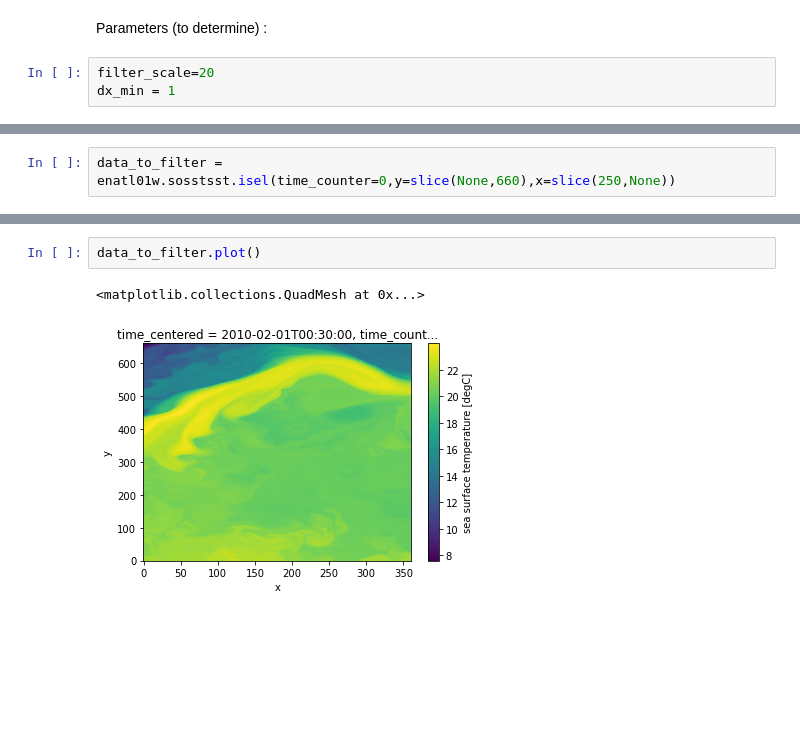
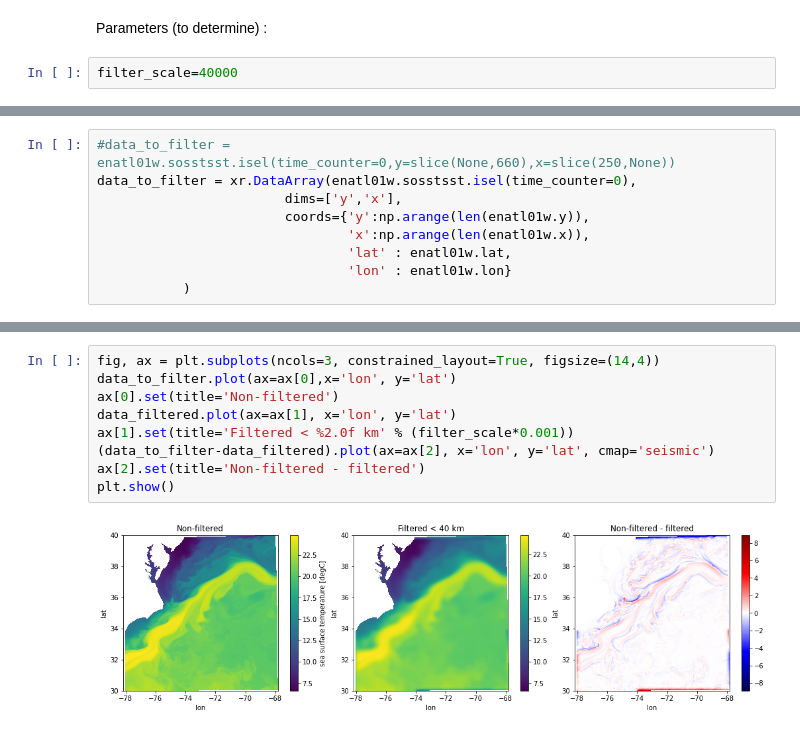
Before and after one commit to anastasiaGor/oceanDataNotebooks, a Jupyter notebook: gcm_filter/GCM_filter-eNATL60.ipynb, the cells around one changed output, grey strips where cells are left out. Drawn from its saved outputs; the diff is of its cells as text; blank space fills up the shorter version.

Commit message:
Filter updated to irrgular grid and land/wet mask

```diff
--- a/gcm_filter/GCM_filter-eNATL60.ipynb
+++ b/gcm_filter/GCM_filter-eNATL60.ipynb
@@ -101,8 +166,7 @@ array(1289.18071484)
 # %% [markdown]
 Parameters (to determine) :
 # %%
-filter_scale=20
-dx_min = 1
+filter_scale=40000
 # %%
 gaussian_filter = gcm_filters.Filter(
     filter_scale=filter_scale,
@@ -129,5 +197,12 @@ taper_filter.plot_shape()
 # %%
-data_to_filter = enatl01w.sosstsst.isel(time_counter=0,y=slice(None,660),x=slice(250,None))
+#data_to_filter = enatl01w.sosstsst.isel(time_counter=0,y=slice(None,660),x=slice(250,None))
+data_to_filter = xr.DataArray(enatl01w.sosstsst.isel(time_counter=0),
+                        dims=['y','x'],
+                        coords={'y':np.arange(len(enatl01w.y)),
+                                'x':np.arange(len(enatl01w.x)),
+                                'lat' : enatl01w.lat,
+                                'lon' : enatl01w.lon}
+           )
 # %%
 %time data_filtered = gaussian_filter.apply(data_to_filter, dims=['y', 'x'])
 # %% [output]
@@ -136,5 +211,11 @@ Wall time: 2.58 ms
 # %%
-data_to_filter.plot()
+fig, ax = plt.subplots(ncols=3, constrained_layout=True, figsize=(14,4))
+data_to_filter.plot(ax=ax[0],x='lon', y='lat')
+ax[0].set(title='Non-filtered')
+data_filtered.plot(ax=ax[1], x='lon', y='lat')
+ax[1].set(title='Filtered < %2.0f km' % (filter_scale*0.001))
+(data_to_filter-data_filtered).plot(ax=ax[2], x='lon', y='lat', cmap='seismic')
+ax[2].set(title='Non-filtered - filtered')
+plt.show()
 # %% [output]
-<matplotlib.collections.QuadMesh at 0x...>
-[figure, old version]
+[figure, new version]
```
Also changed, not shown: parts of 19 cells of this notebook.
